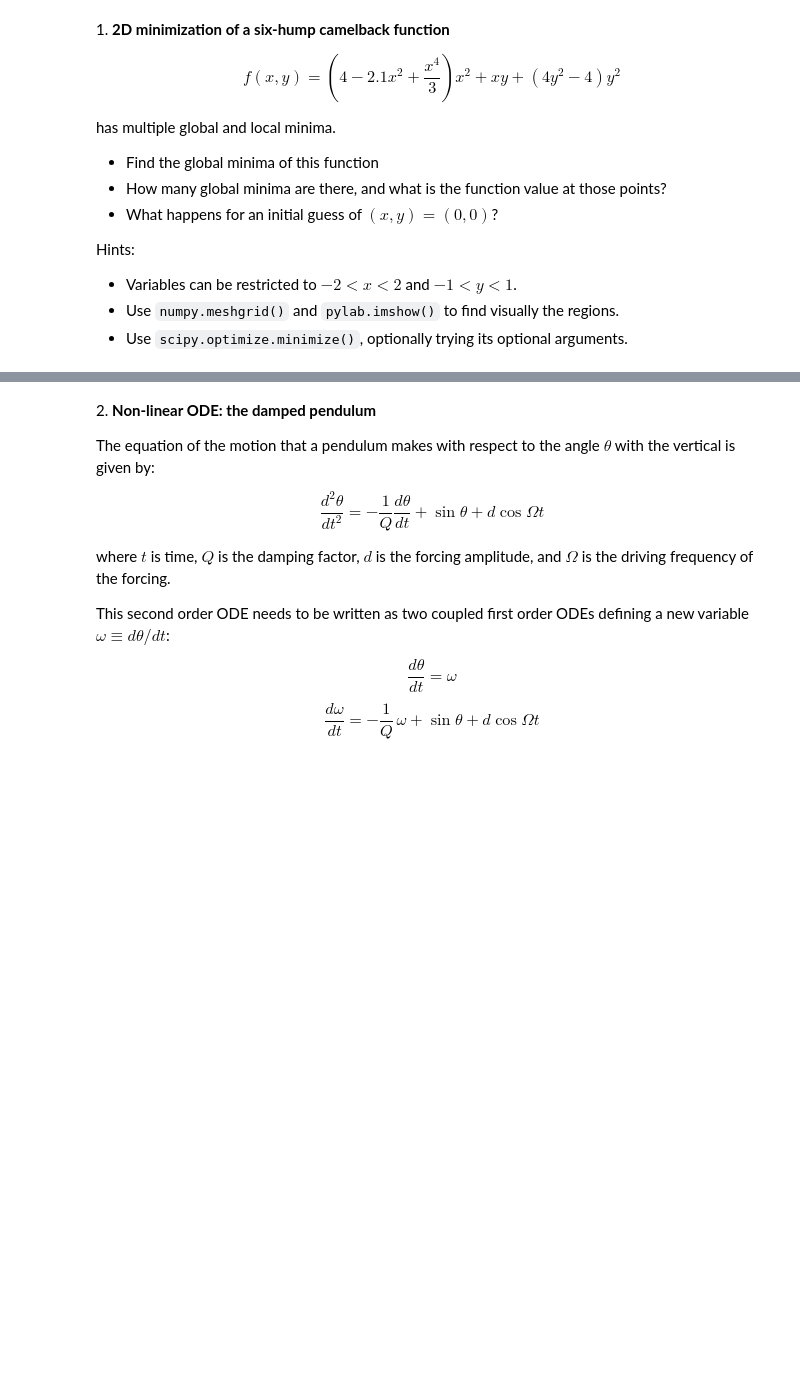
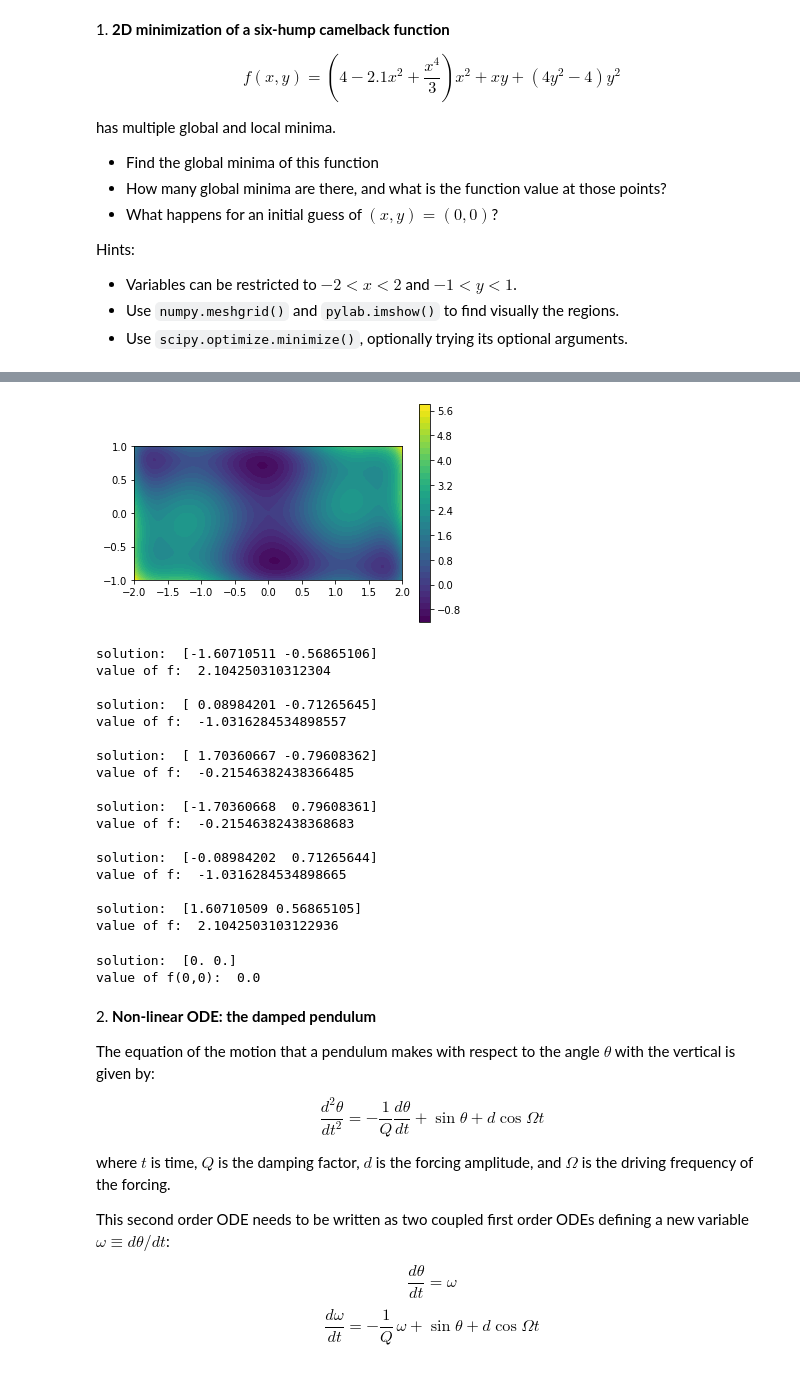
Before and after one commit to rubenzatini/ScientificComputingWithPython2022, a Jupyter notebook: 09ex_numerical.ipynb, the cells around one changed output, grey strips where cells are left out. Saved outputs shown, nothing was run; the diff lists cells and outputs as text; code cells hidden in the pictures; blank space fills up the shorter version.

```diff
--- a/09ex_numerical.ipynb
+++ b/09ex_numerical.ipynb
@@ -28,3 +56,48 @@ TypeError: fsolve: there is a mismatch between the input and output shape of the
+# %%
+#here the region of interest has been plotted displaying contour lines
+#which make more clear the presence of six local minima
+h = plt.contourf(X, Y, Z, levels=40)
+plt.axis('scaled')
+plt.colorbar()
+plt.show()
+
+#define a grid of initial guesses
+x0 = np.linspace(-1.5, 1.5, 3)
+y0 = np.linspace(-0.5, 0.5, 2)
+X0, Y0 = np.meshgrid(x0,y0)
+
+for i in range(2):
+    for j in range(3):
+        solution = optimize.minimize(f, x0=(X0[i][j], Y0[i][j]))
+        print("\nsolution: ", solution['x'], "\nvalue of f: ", f(solution['x']))
+# %% [output]
+[figure, added]
+solution:  [-1.60710511 -0.56865106]
+value of f:  2.104250310312304
+
+solution:  [ 0.08984201 -0.71265645]
+value of f:  -1.0316284534898557
+
+solution:  [ 1.70360667 -0.79608362]
+value of f:  -0.21546382438366485
+
+solution:  [-1.70360668  0.79608361]
+value of f:  -0.21546382438368683
+
+solution:  [-0.08984202  0.71265644]
+value of f:  -1.0316284534898665
+
+solution:  [1.60710509 0.56865105]
+value of f:  2.1042503103122936
+# %%
+#Use (0,0) as initial guess
+solution_0 = optimize.minimize(f, x0=(0, 0))
+print("solution: ", solution_0['x'], "\nvalue of f(0,0): ", f(solution_0['x']))
+
+#the algorithm finds (0,0) as a minimum, but actually it is a saddle point
+# %% [output]
+solution:  [0. 0.]
+value of f(0,0):  0.0
 # %% [markdown]
 2\. **Non-linear ODE: the damped pendulum**
 
```
Also changed, not shown: parts of 12 cells of this notebook, 4 other files.
